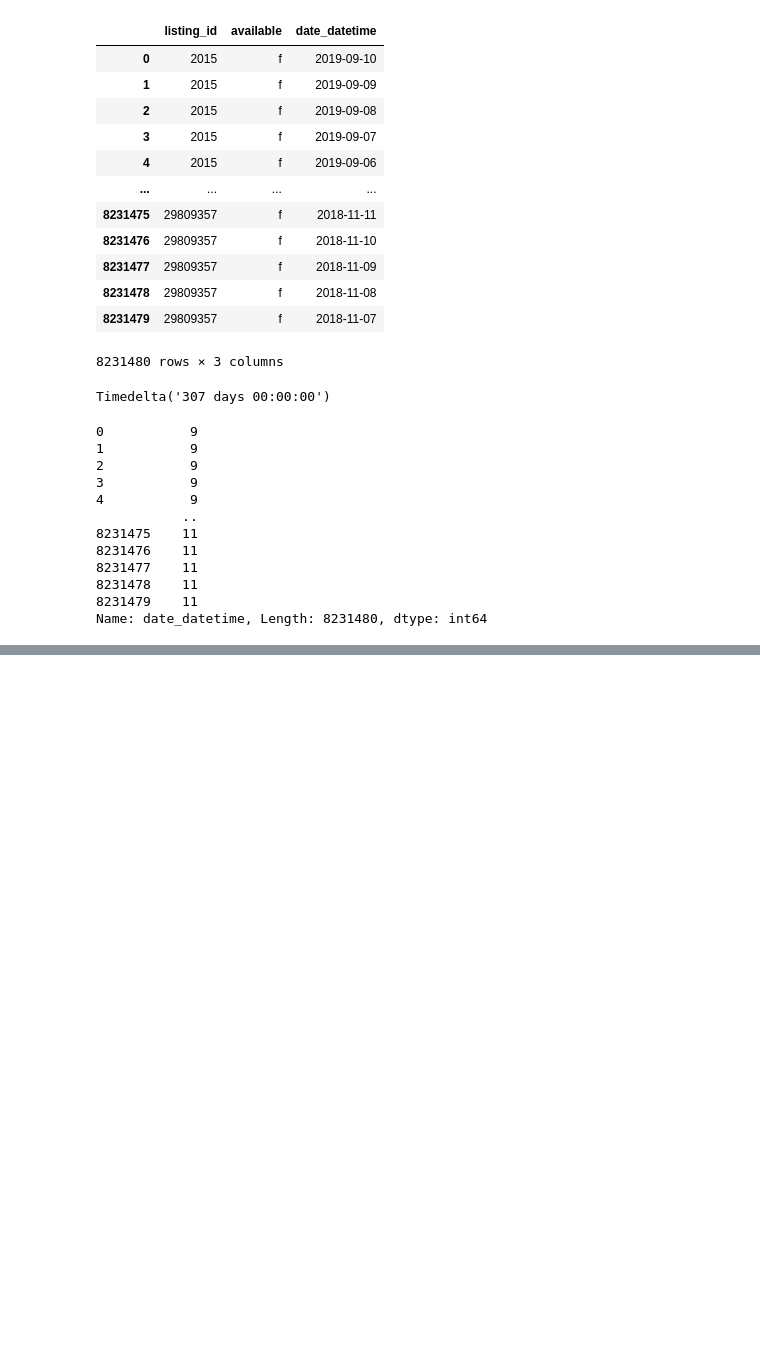
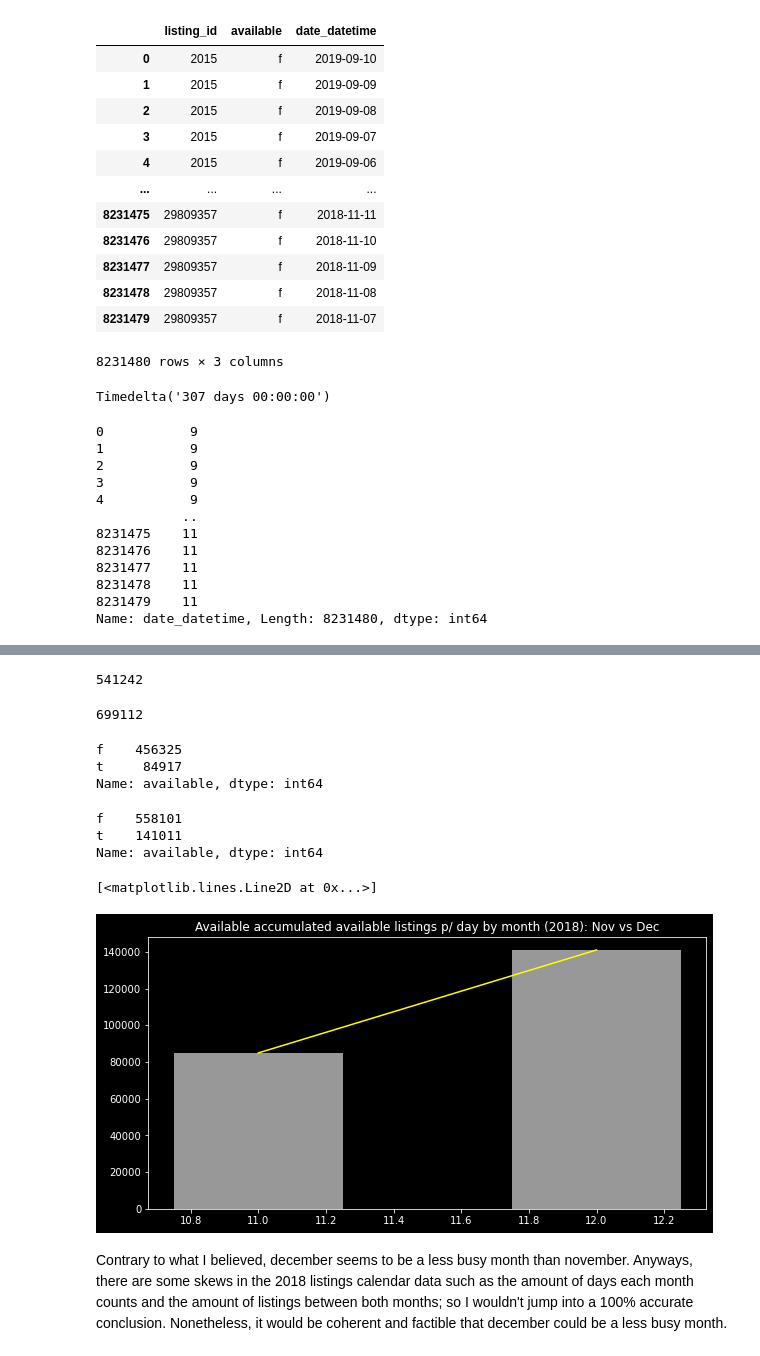
Before and after one commit to JacobUkokobili/Airbnb-Analytics-Berlin, a Jupyter notebook: notebooks/insights.ipynb, the cells around one changed output, grey strips where cells are left out. Saved outputs shown, nothing was run; the diff lists cells and outputs as text; code cells hidden in the pictures; blank space fills up the shorter version.

```diff
--- a/notebooks/insights.ipynb
+++ b/notebooks/insights.ipynb
@@ -456,0 +565,30 @@ calendar_summary
+# %%
+cs2018.loc[cs2018["month"]==11]["available"].value_counts().sum()
+# %% [output]
+541242
+# %%
+cs2018.loc[cs2018["month"]==12]["available"].value_counts().sum()
+# %% [output]
+699112
+# %%
+cs2018.loc[cs2018["month"]==11]["available"].value_counts()
+# %% [output]
+f    456325
+t     84917
+Name: available, dtype: int64
+# %%
+cs2018.loc[cs2018["month"]==12]["available"].value_counts()
+# %% [output]
+f    558101
+t    141011
+Name: available, dtype: int64
+# %%
+plt.figure(figsize=(10,5))
+plt.title("Available accumulated available listings p/ day by month (2018): Nov vs Dec")
+plt.bar([11,12],[84917,141011], width=0.5, alpha=0.6, color="white")
+plt.plot([11,12],[84917,141011], color="yellow")
+# %% [output]
+[<matplotlib.lines.Line2D at 0x...>]
+[figure, added]
+# %% [markdown]
+Contrary to what I believed, december seems to be a less busy month than november. Anyways, there are some skews in the 2018 listings calendar data such as the amount of days each month counts and the amount of listings between both months; so I wouldn't jump into a 100% accurate conclusion. Nonetheless, it would be coherent and factible that december could be a less busy month.
```
Also changed, not shown: parts of 16 cells of this notebook.
